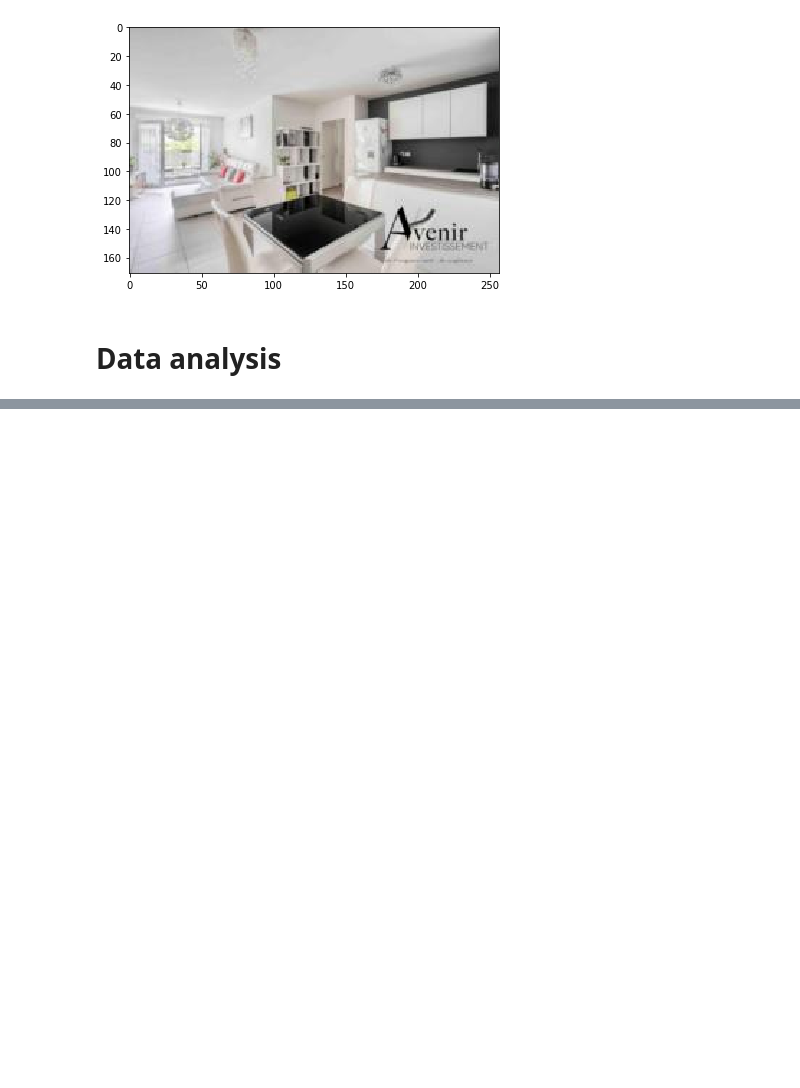
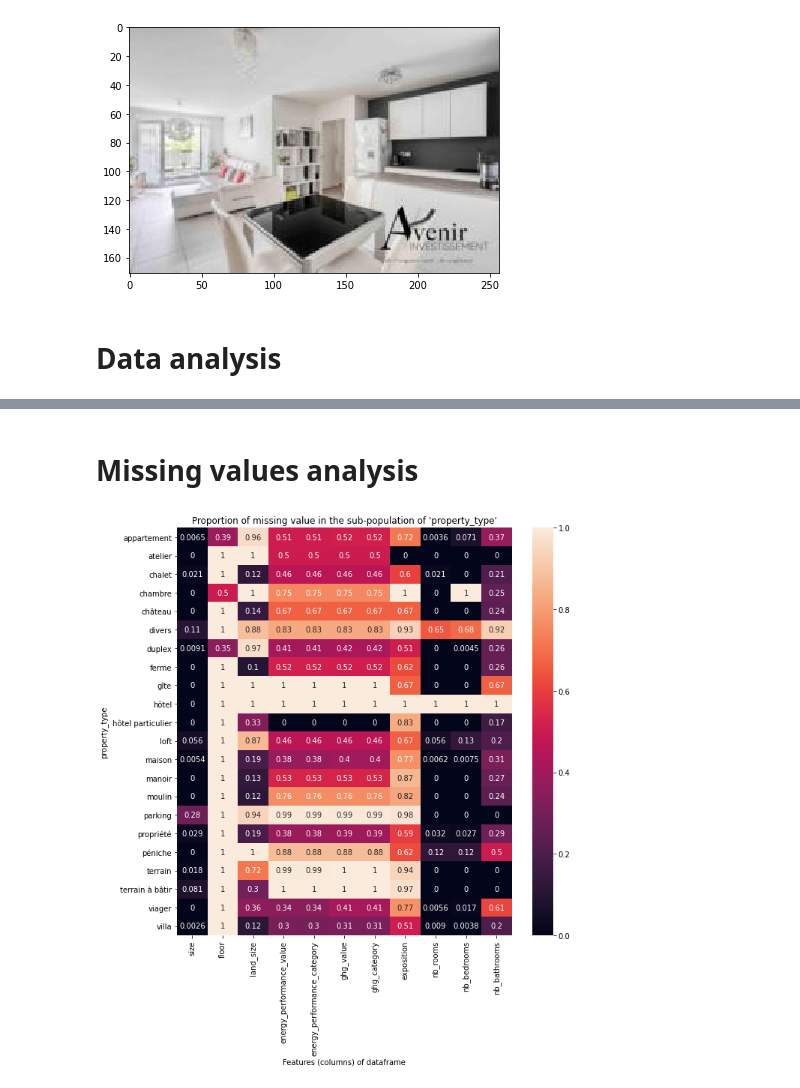
Before and after one commit to Simon-Bertrand/RealEstatePricing, a Jupyter notebook: data_loader_example.ipynb, the cells around one changed output, grey strips where cells are left out. Saved outputs shown, nothing was run; the diff lists cells and outputs as text; code cells hidden in the pictures; blank space fills up the shorter version.

Commit message:
added plot functions

```diff
--- a/data_loader_example.ipynb
+++ b/data_loader_example.ipynb
@@ -182,0 +184,20 @@ approximate_latitude:
+# %% [markdown]
+# Missing values analysis
+# %%
+import seaborn as sns
+import matplotlib.pyplot as plt
+def proportionMissingValuesHeatmap(df, subpopulate):
+    df_groupped = df.groupby([subpopulate]).agg(lambda x:np.sum(x.isna())/len(x))
+    mask = (df_groupped.sum(axis=0) != 0)
+    mask_cols = mask[mask].index.tolist()
+    df_groupped[mask_cols]
+    fig, ax = plt.subplots(figsize=(10,10))
+    ax.set_title(f"Proportion of missing value in the sub-population of '{subpopulate}'")
+    s=sns.heatmap(df_groupped[mask_cols], annot=True)
+    s.set_xlabel('Features (columns) of dataframe')
+    s.set_ylabel(subpopulate)
+    plt.savefig(f"analysis/images/missingvalues_by_{subpopulate}.jpg")
+# %%
+proportionMissingValuesHeatmap(df, "property_type")
+# %% [output]
+[figure, added]
```
Also changed, not shown: parts of 4 cells of this notebook, 3 other files.
